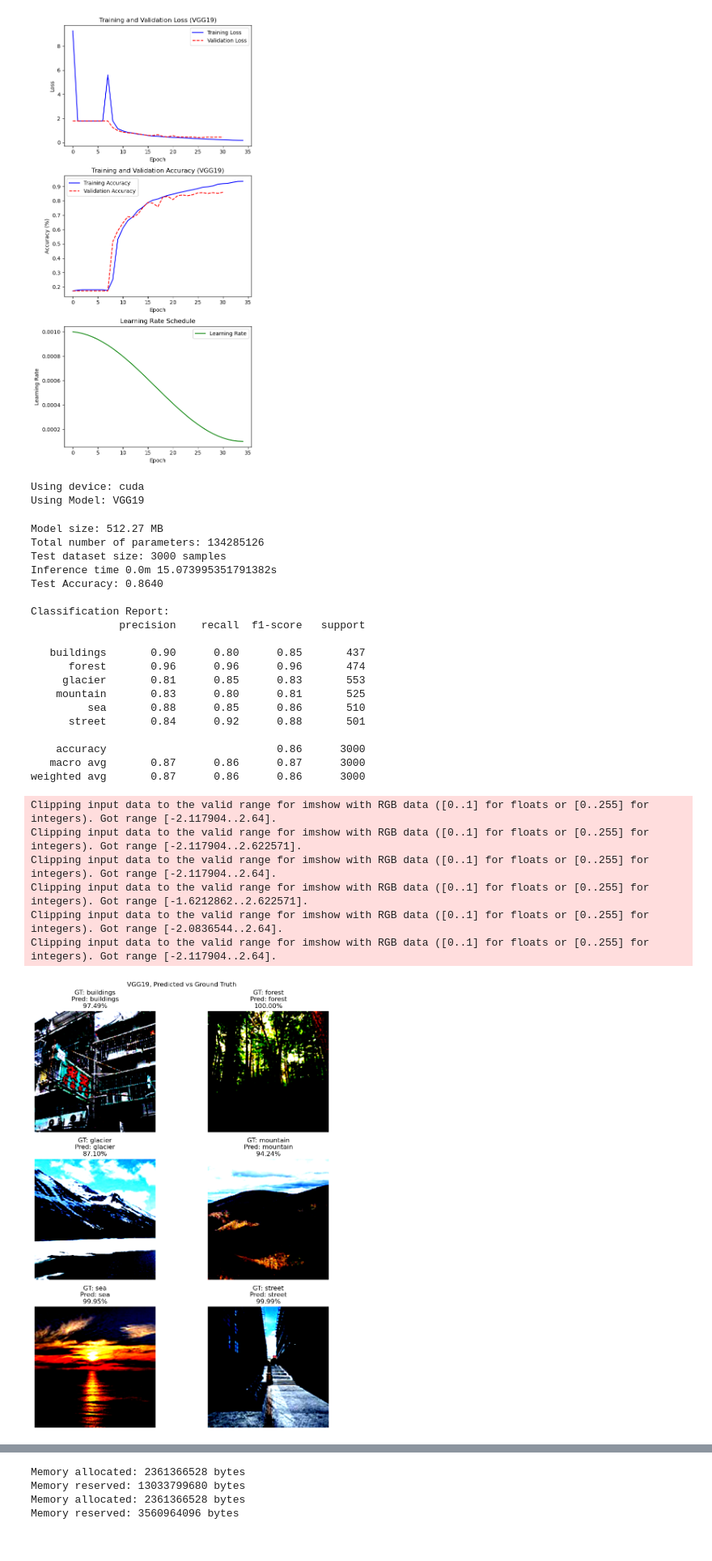
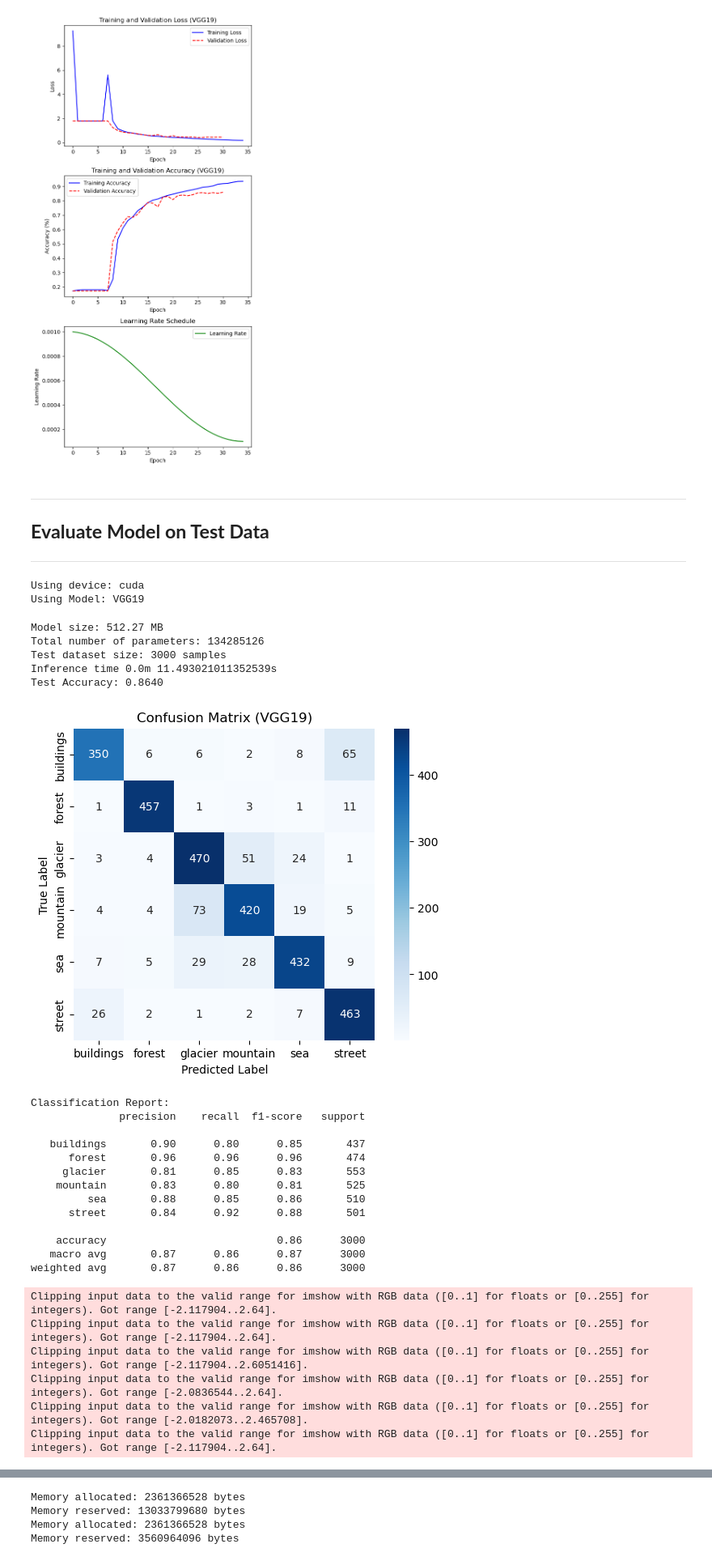
Before and after one commit to Anders-Stubberud/IT3212, a Jupyter notebook: assignment_4/thomas/cnn_ML.ipynb, the cells around one changed output, grey strips where cells are left out. Shown at 81% size. Cells and saved outputs as stored; diff of their text form; code cells hidden in the pictures.

Commit message:
added confusion matrise

```diff
--- a/assignment_4/thomas/cnn_ML.ipynb
+++ b/assignment_4/thomas/cnn_ML.ipynb
@@ -382,6 +383,10 @@ plt.tight_layout()
 plt.show()
 # %% [output]
 [figure]
+# %% [markdown]
+---
+## **Evaluate Model on Test Data**
+---
 # %%
 device = torch.device("cuda" if torch.cuda.is_available() else "cpu")
 print(f"Using device: {device}")
@@ -452,9 +457,21 @@ def evaluate_model_on_test(model, test_loader):
     accuracy = running_corrects.double() / len(test_loader.dataset)
     print(f'Test Accuracy: {accuracy:.4f}')
 
+    # Generate and plot confusion matrix
+    cm = confusion_matrix(true_labels, predictions)
+    plot_confusion_matrix(cm, test_dataset.classes)
+
     # Generate and print the classification report
     print("\nClassification Report:")
     print(classification_report(true_labels, predictions, target_names=test_dataset.classes))
+
+def plot_confusion_matrix(cm, class_names):
+    plt.figure(figsize=(6, 5))
+    sns.heatmap(cm, annot=True, fmt="d", cmap="Blues", xticklabels=class_names, yticklabels=class_names, cbar=True)
+    plt.title("Confusion Matrix (VGG19)")
+    plt.xlabel("Predicted Label")
+    plt.ylabel("True Label")
+    plt.show()
 
 # Final evaluation on the test dataset
 evaluate_model_on_test(model, test_loader)
@@ -486,52 +503,51 @@ def plot_random_images_with_predictions(model, test_dataset, num_images=6):
             outputs = model(image)
             _, preds = torch.max(outputs, 1)
             pred_label = preds.item()
             confidence = torch.softmax(outputs, dim=1)[0, preds].item() * 100  # Confidence in percentage
 
         # Plot the image
         plt.subplot(3, 2, i + 1)
         plt.imshow(image.squeeze(0).cpu().permute(1, 2, 0))  # Remove batch dimension and permute to HWC
         plt.axis('off')
 
         # Get class names
         true_class = test_dataset.classes[true_label]
         pred_class = test_dataset.classes[pred_label]
 
         # Title with Ground Truth, Predicted Class, and Confidence
         plt.title(f"GT: {true_class}\nPred: {pred_class}\n{confidence:.2f}%")
 
     plt.tight_layout()
     plt.show()
 
 
 # Plot random images with predictions (one from each category)
 plot_random_images_with_predictions(model, test_dataset)
 # %% [output]
 Using device: cuda
 Using Model: VGG19
 Model size: 512.27 MB
 Total number of parameters: 134285126
 Test dataset size: 3000 samples
-Inference time 0.0m 15.073995351791382s
+Inference time 0.0m 11.493021011352539s
 Test Accuracy: 0.8640
-
-Classification Report:
-              precision    recall  f1-score   support
-
-   buildings       0.90      0.80      0.85       437
-      forest       0.96      0.96      0.96       474
-     glacier       0.81      0.85      0.83       553
-    mountain       0.83      0.80      0.81       525
-         sea       0.88      0.85      0.86       510
-      street       0.84      0.92      0.88       501
-
-    accuracy                           0.86      3000
-   macro avg       0.87      0.86      0.87      3000
-weighted avg       0.87      0.86      0.86      3000
+[figure, new version]
-Clipping input data to the valid range for imshow with RGB data ([0..1] for floats or [0..255] for integers). Got range [-2.117904..2.64].
-Clipping input data to the valid range for imshow with RGB data ([0..1] for floats or [0..255] for integers). Got range [-2.117904..2.622571].
-Clipping input data to the valid range for imshow with RGB data ([0..1] for floats or [0..255] for integers). Got range [-2.117904..2.64].
-Clipping input data to the valid range for imshow with RGB data ([0..1] for floats or [0..255] for integers). Got range [-1.6212862..2.622571].
-Clipping input data to the valid range for imshow with RGB data ([0..1] for floats or [0..255] for integers). Got range [-2.0836544..2.64].
-Clipping input data to the valid range for imshow with RGB data ([0..1] for floats or [0..255] for integers). Got range [-2.117904..2.64].
+Classification Report:
+              precision    recall  f1-score   support
+
+   buildings       0.90      0.80      0.85       437
+      forest       0.96      0.96      0.96       474
+     glacier       0.81      0.85      0.83       553
+    mountain       0.83      0.80      0.81       525
+         sea       0.88      0.85      0.86       510
+      street       0.84      0.92      0.88       501
+
+    accuracy                           0.86      3000
+   macro avg       0.87      0.86      0.87      3000
+weighted avg       0.87      0.86      0.86      3000
-[figure, old version]
+Clipping input data to the valid range for imshow with RGB data ([0..1] for floats or [0..255] for integers). Got range [-2.117904..2.64].
+Clipping input data to the valid range for imshow with RGB data ([0..1] for floats or [0..255] for integers). Got range [-2.117904..2.64].
+Clipping input data to the valid range for imshow with RGB data ([0..1] for floats or [0..255] for integers). Got range [-2.117904..2.6051416].
+Clipping input data to the valid range for imshow with RGB data ([0..1] for floats or [0..255] for integers). Got range [-2.0836544..2.64].
+Clipping input data to the valid range for imshow with RGB data ([0..1] for floats or [0..255] for integers). Got range [-2.0182073..2.465708].
+Clipping input data to the valid range for imshow with RGB data ([0..1] for floats or [0..255] for integers). Got range [-2.117904..2.64].
```
Also changed, not shown: parts of 2 cells of this notebook.
